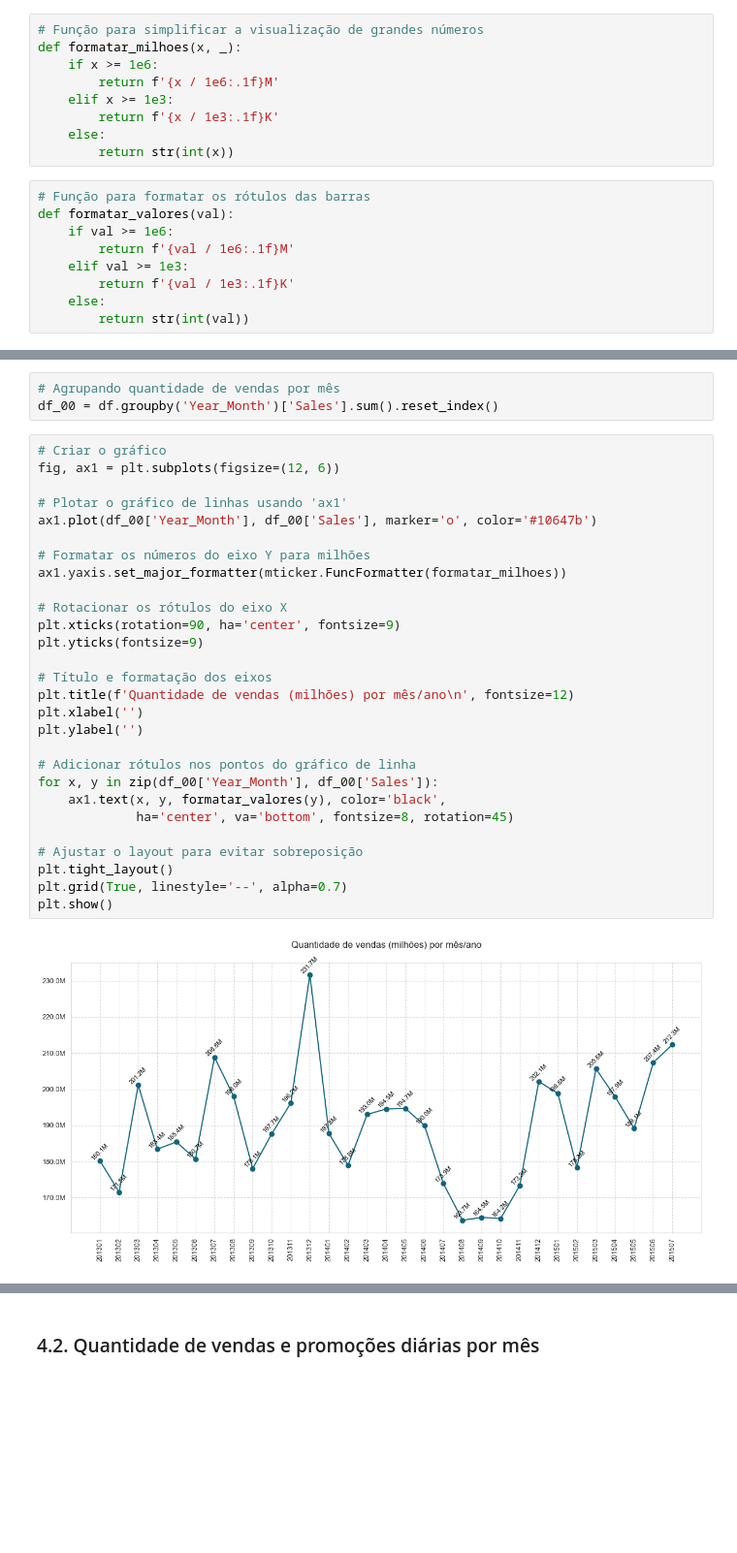
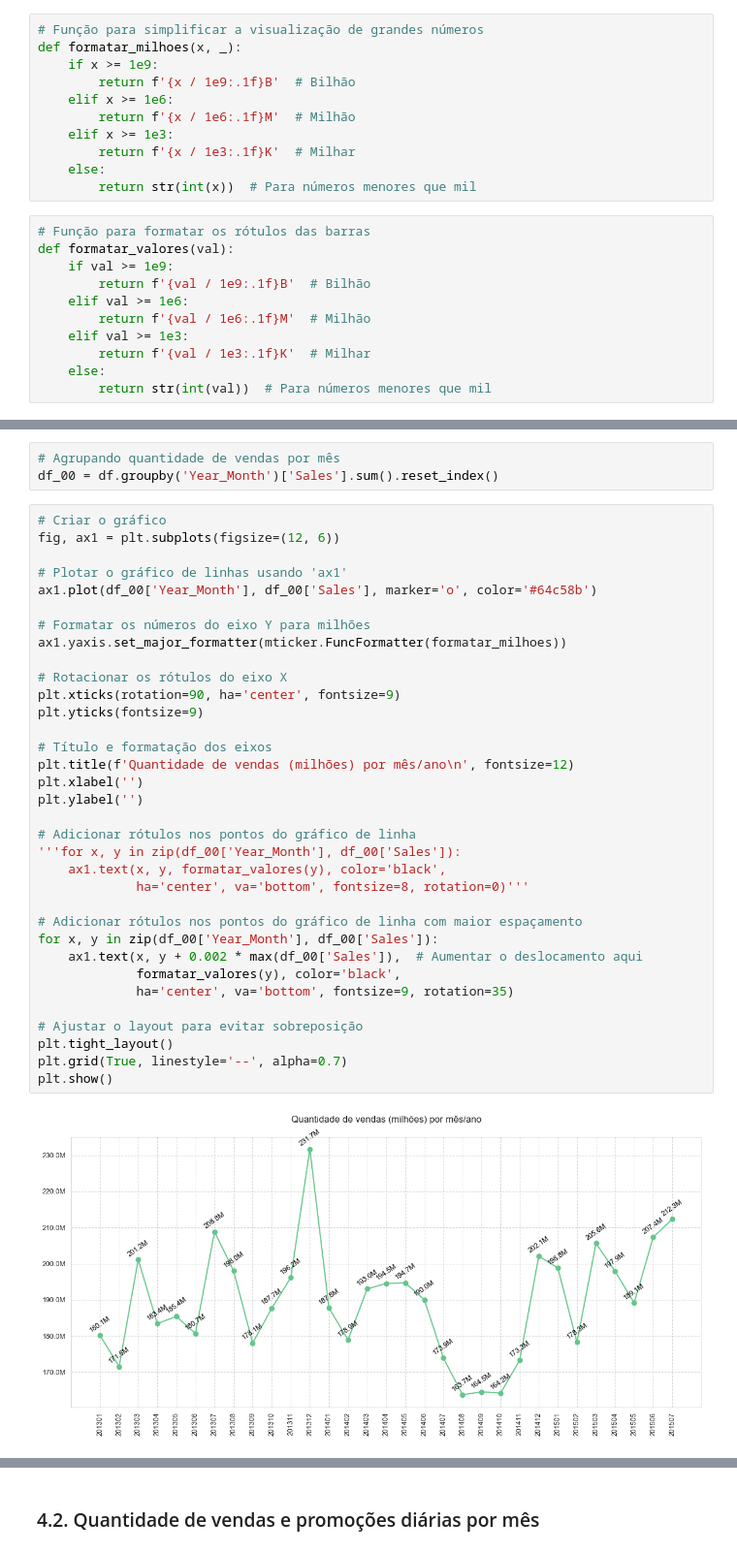
Before and after one commit to emso-exe/Previsao_de_demandas_de_drogarias, a Jupyter notebook: 000_analise_exploratoria.ipynb, the cells around one changed output, grey strips where cells are left out. Shown: that part at 97% size. Cells and saved outputs as stored; diff of their text form; blank space fills up the shorter version.

Commit message:
feat: Formatação dos gráficos e inclusão de explicabilidade.

```diff
--- a/000_analise_exploratoria.ipynb
+++ b/000_analise_exploratoria.ipynb
@@ -179,21 +179,25 @@ df['Year'] = df['Date'].dt.strftime('%Y')
 # %%
 # Função para simplificar a visualização de grandes números
 def formatar_milhoes(x, _):
-    if x >= 1e6:
-        return f'{x / 1e6:.1f}M'
+    if x >= 1e9:
+        return f'{x / 1e9:.1f}B'  # Bilhão
+    elif x >= 1e6:
+        return f'{x / 1e6:.1f}M'  # Milhão
     elif x >= 1e3:
-        return f'{x / 1e3:.1f}K'
+        return f'{x / 1e3:.1f}K'  # Milhar
     else:
-        return str(int(x))
+        return str(int(x))  # Para números menores que mil
 # %%
 # Função para formatar os rótulos das barras
 def formatar_valores(val):
-    if val >= 1e6:
-        return f'{val / 1e6:.1f}M'
+    if val >= 1e9:
+        return f'{val / 1e9:.1f}B'  # Bilhão
+    elif val >= 1e6:
+        return f'{val / 1e6:.1f}M'  # Milhão
     elif val >= 1e3:
-        return f'{val / 1e3:.1f}K'
+        return f'{val / 1e3:.1f}K'  # Milhar
     else:
-        return str(int(val))
+        return str(int(val))  # Para números menores que mil
 # %% [markdown]
 ### 4.1. Quantidade de vendas por mês
 # %%
@@ -202,30 +206,36 @@ df_00 = df.groupby('Year_Month')['Sales'].sum().reset_index()
 # %%
 # Criar o gráfico
 fig, ax1 = plt.subplots(figsize=(12, 6))
 
 # Plotar o gráfico de linhas usando 'ax1'
-ax1.plot(df_00['Year_Month'], df_00['Sales'], marker='o', color='#10647b')
+ax1.plot(df_00['Year_Month'], df_00['Sales'], marker='o', color='#64c58b')
 
 # Formatar os números do eixo Y para milhões
 ax1.yaxis.set_major_formatter(mticker.FuncFormatter(formatar_milhoes))
 
 # Rotacionar os rótulos do eixo X
 plt.xticks(rotation=90, ha='center', fontsize=9)
 plt.yticks(fontsize=9)
 
 # Título e formatação dos eixos
 plt.title(f'Quantidade de vendas (milhões) por mês/ano\n', fontsize=12)
 plt.xlabel('')
 plt.ylabel('')
 
 # Adicionar rótulos nos pontos do gráfico de linha
+'''for x, y in zip(df_00['Year_Month'], df_00['Sales']):
+    ax1.text(x, y, formatar_valores(y), color='black',
+             ha='center', va='bottom', fontsize=8, rotation=0)'''
+
+# Adicionar rótulos nos pontos do gráfico de linha com maior espaçamento
 for x, y in zip(df_00['Year_Month'], df_00['Sales']):
-    ax1.text(x, y, formatar_valores(y), color='black',
-             ha='center', va='bottom', fontsize=8, rotation=45)
+    ax1.text(x, y + 0.002 * max(df_00['Sales']),  # Aumentar o deslocamento aqui
+             formatar_valores(y), color='black',
+             ha='center', va='bottom', fontsize=9, rotation=35)
 
 # Ajustar o layout para evitar sobreposição
 plt.tight_layout()
 plt.grid(True, linestyle='--', alpha=0.7)
 plt.show()
 # %% [output]
-[figure, old version]
+[figure, new version]
```
Also changed, not shown: parts of 10 cells of this notebook.
